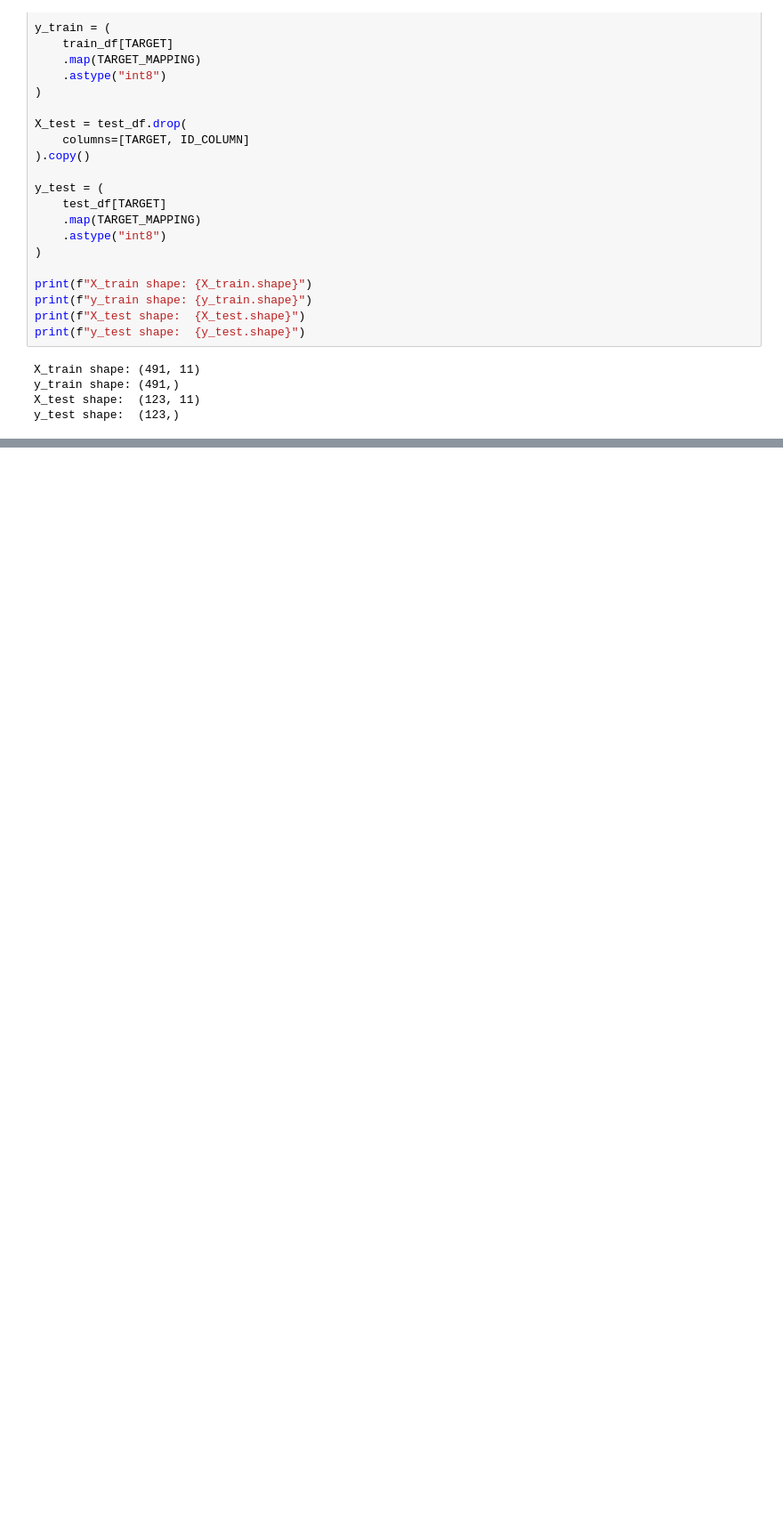
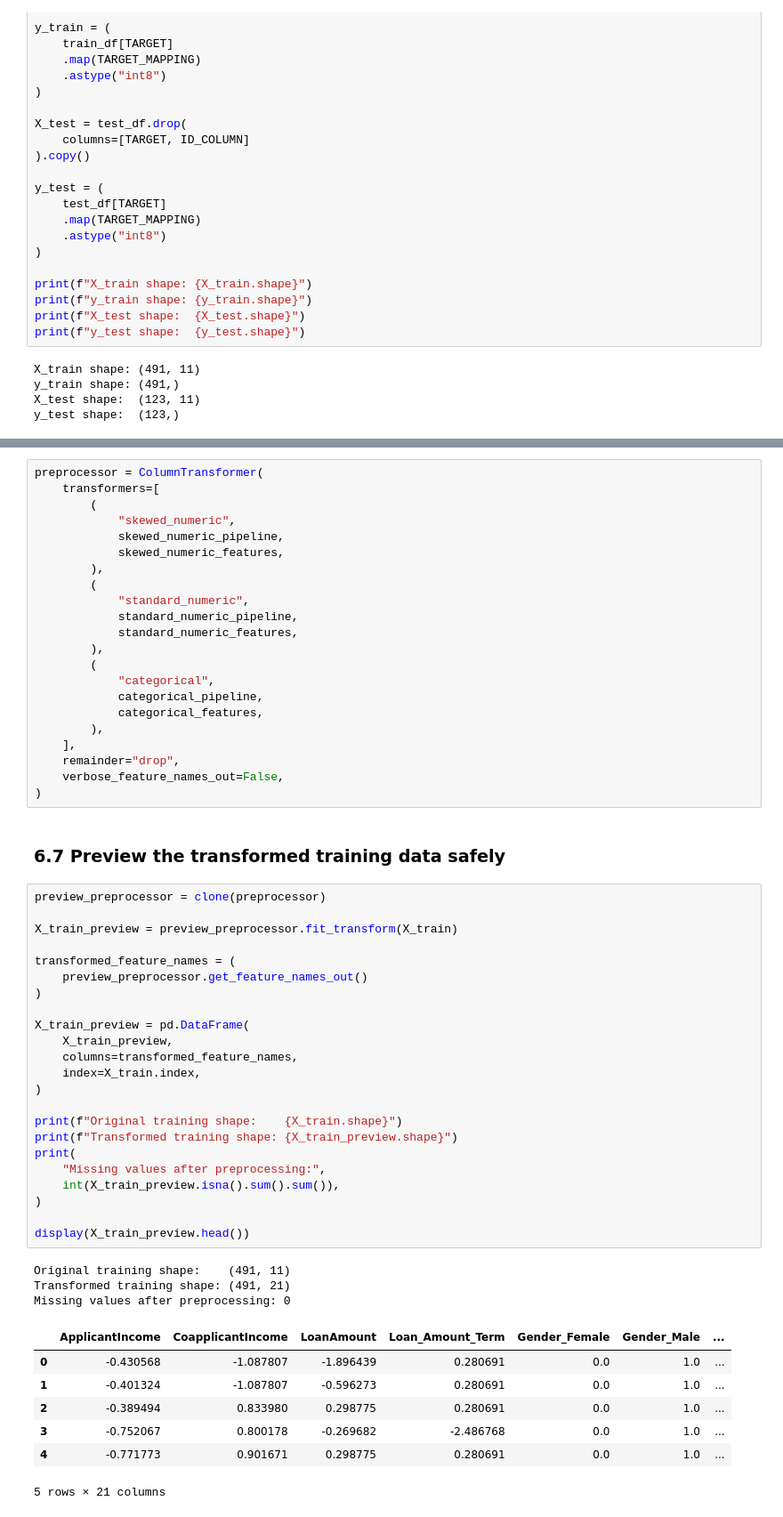
Before and after one commit to al-rafi-DSC/Loan_Approval_Predictor, a Jupyter notebook: main.ipynb, the cells around one changed output, grey strips where cells are left out. Shown at 89% size. Saved outputs shown, nothing was run; the diff lists cells and outputs as text; blank space fills up the shorter version.

```diff
--- a/main.ipynb
+++ b/main.ipynb
@@ -868,0 +1002,58 @@ y_test shape:  (123,)
+# %%
+preprocessor = ColumnTransformer(
+    transformers=[
+        (
+            "skewed_numeric",
+            skewed_numeric_pipeline,
+            skewed_numeric_features,
+        ),
+        (
+            "standard_numeric",
+            standard_numeric_pipeline,
+            standard_numeric_features,
+        ),
+        (
+            "categorical",
+            categorical_pipeline,
+            categorical_features,
+        ),
+    ],
+    remainder="drop",
+    verbose_feature_names_out=False,
+)
+# %% [markdown]
+### 6.7 Preview the transformed training data safely
+# %%
+preview_preprocessor = clone(preprocessor)
+
+X_train_preview = preview_preprocessor.fit_transform(X_train)
+
+transformed_feature_names = (
+    preview_preprocessor.get_feature_names_out()
+)
+
+X_train_preview = pd.DataFrame(
+    X_train_preview,
+    columns=transformed_feature_names,
+    index=X_train.index,
+)
+
+print(f"Original training shape:    {X_train.shape}")
+print(f"Transformed training shape: {X_train_preview.shape}")
+print(
+    "Missing values after preprocessing:",
+    int(X_train_preview.isna().sum().sum()),
+)
+
+display(X_train_preview.head())
+# %% [output]
+Original training shape:    (491, 11)
+Transformed training shape: (491, 21)
+Missing values after preprocessing: 0
+|  | ApplicantIncome | CoapplicantIncome | LoanAmount | Loan_Amount_Term | Gender_Female | Gender_Male | ... |
+| 0 | -0.430568 | -1.087807 | -1.896439 | 0.280691 | 0.0 | 1.0 | ... |
+| 1 | -0.401324 | -1.087807 | -0.596273 | 0.280691 | 0.0 | 1.0 | ... |
+| 2 | -0.389494 | 0.833980 | 0.298775 | 0.280691 | 0.0 | 1.0 | ... |
+| 3 | -0.752067 | 0.800178 | -0.269682 | -2.486768 | 0.0 | 1.0 | ... |
+| 4 | -0.771773 | 0.901671 | 0.298775 | 0.280691 | 0.0 | 1.0 | ... |
+5 rows × 21 columns
```
Also changed, not shown: parts of 32 cells of this notebook, 1 other file.
